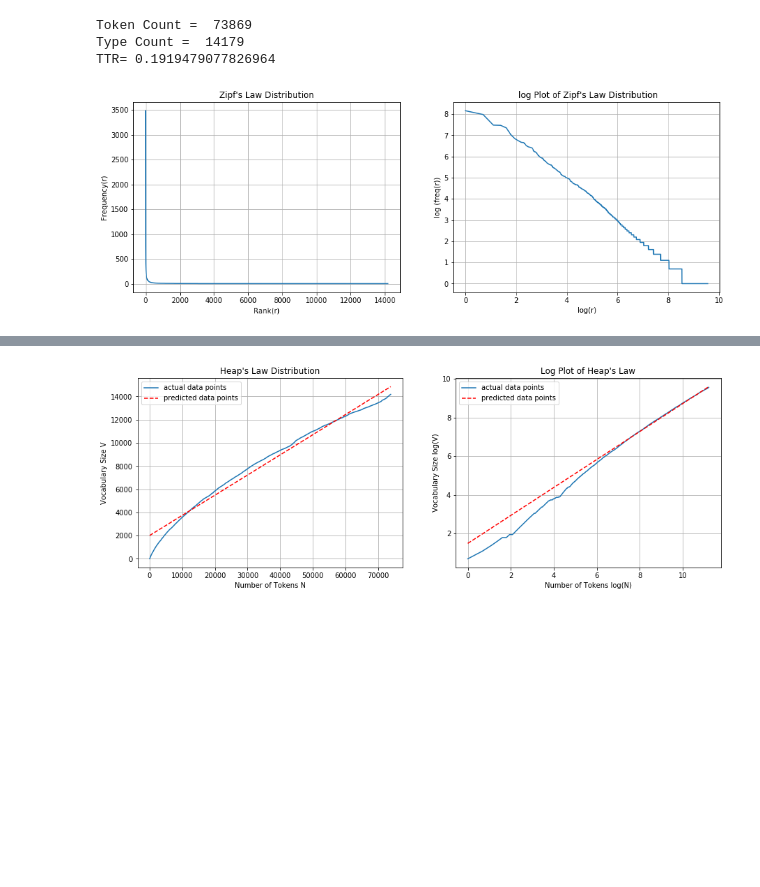
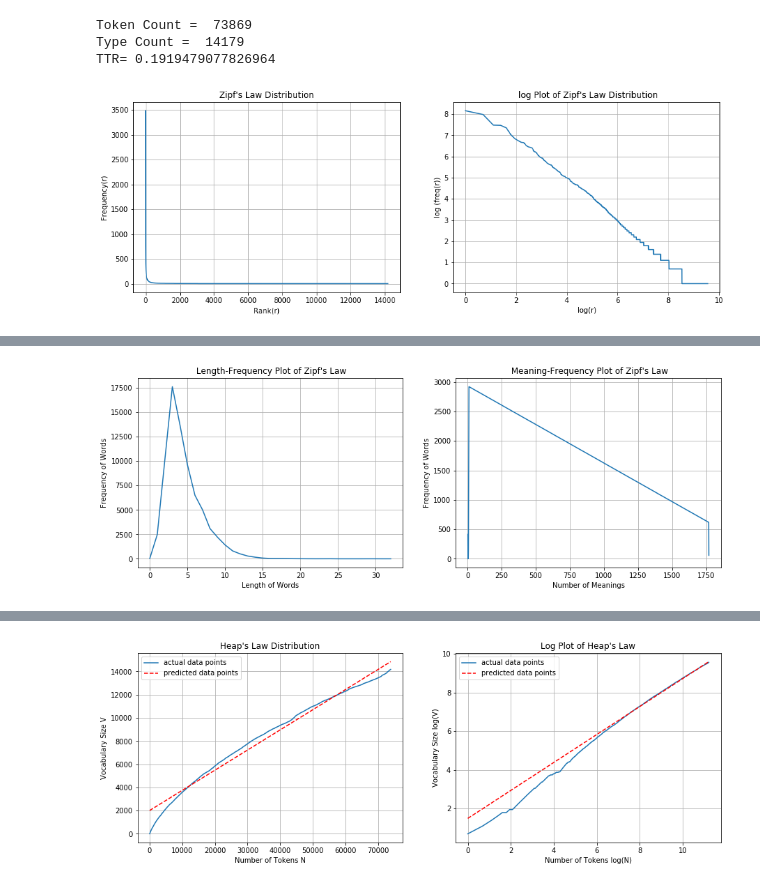
Before and after one commit to chandagrover/NLP, a Jupyter notebook: Assignment 1.ipynb, the cells around one changed output, grey strips where cells are left out. Cells and saved outputs as stored; diff of their text form; code cells hidden in the pictures; blank space fills up the shorter version.

```diff
--- a/Assignment 1.ipynb
+++ b/Assignment 1.ipynb
@@ -44,22 +61,4 @@ TTR= 0.1919479077826964
 # %%
-dword_freq_list [0] = 0
-# print(dword_freq_list)
-for x in range(0, len(dword_freq_list), 1):
-    if dword_freq_list[x] == 1 :
-        dword_freq_list[x] = dword_freq_list[x-1] + 1
-    else:
-        dword_freq_list[x] = dword_freq_list[x-1] + 0
-
-
-
-# Sorting words in dictionary based on their frequency in decreasing order
-items = [(v, k) for k, v in dwordfreq.items()]
-items.sort()
-items.reverse()
-items = [(k, v) for v, k in items]
-
-
-
 # print(items)
 # This result of dictionary word frequency states that the word which are smaller in length are the most frequent words.
 # In termsof meaning, we can check that the words having large number of meanings have large frequencies.
@@ -93,5 +92,83 @@ plt.ylabel('log (freq(r))')
 plt.title(' log Plot of Zipf\'s Law Distribution')
 plt.grid()
 plt.show()
+
+# Length Frequency Plot of Zipfs Law
+length=[]
+for key in dwordfreq.keys():
+    length.append(len(key))
+# print(length)
+
+lenkeys=[x for x in range(0,max(length))]
+
+lengthfreq = {key: 0 for key in lenkeys}
+for key in dwordfreq.keys():
+        lengthfreq[len(key)] =lengthfreq.setdefault(len(key), 0) + dwordfreq.get(key)
+# print(lengthfreq)
+
+
+
+fig=plt.figure(figsize=(15, 5))
+
+plt.subplot(1,2,1)
+plt.plot(lengthfreq.keys(), lengthfreq.values())
+plt.xlabel('Length of Words')
+plt.ylabel('Frequency of Words')
+plt.title(' Length-Frequency Plot of Zipf\'s Law')
+plt.grid()
+
+
+
+
+fPwm = open('Wordmeanings.txt', 'r')
+x = 0
+
+
+def search_binary_with_comprehension (xs, target):
+    count = 1
+    #     return [ count  for count, val in enumerate(xs) if val == target]
+    for val in xs:
+        if re.search("[^A-Z]"+target+"[^A-Z]", val):
+            count = count + 1
+    return count
+
+words = []
+countmeaning = 0
+for line in fPwm:
+    for token in line.strip('\n').split(' '):
+        words.append(token)
+
+wm=['the', 'hello', 'am', 'off', 'have', 'and', 'I', 'are'  ]
+# wm = ['the']
+
+countmeaninglist = []
+for str in wm:
+    countmeaning = countmeaning + search_binary_with_comprehension(words, str.upper())
+    countmeaninglist.append(countmeaning)
+# print(countmeaninglist)
+
+countmeaningfreq = []
+for str in wm:
+    for key in dwordfreq:
+        if key.upper() == str.upper():
+            freq = dwordfreq.get(key)
+            break
+        else:
+            freq = 0
+    countmeaningfreq.append(freq)
+
+print(countmeaningfreq)
+
+plt.subplot(1,2,2)
+# Plot of number of meanings and frequency of words
+plt.plot(countmeaninglist, countmeaningfreq)
+plt.xlabel('Number of Meanings')
+plt.ylabel('Frequency of Words')
+plt.title(' Meaning-Frequency Plot of Zipf\'s Law')
+plt.grid()
+plt.show()
+
+# print(count_word_list)
+# print(dword_freq_list)
 # %% [output]
 [figure]
@@ -97,0 +176 @@ plt.show()
+[figure, added]
```
Also changed, not shown: parts of 5 cells of this notebook.
